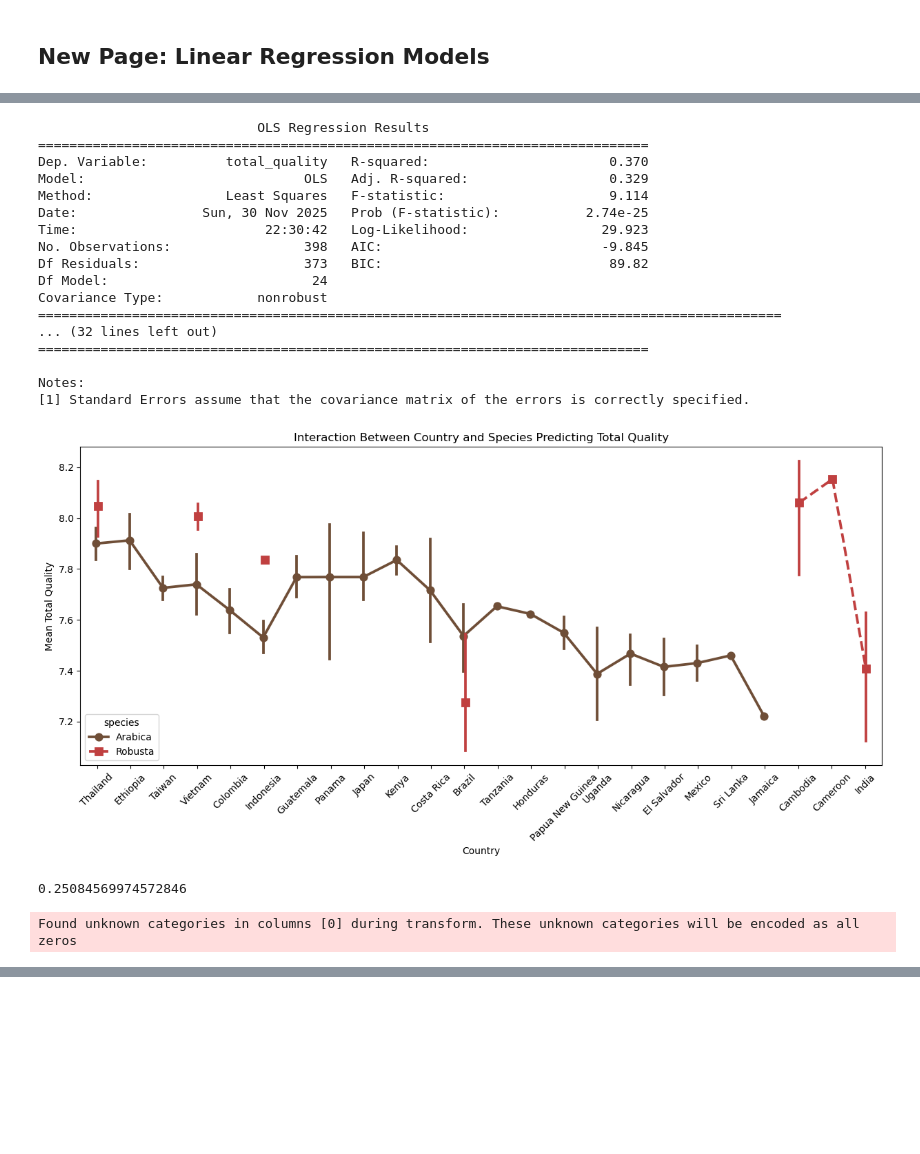
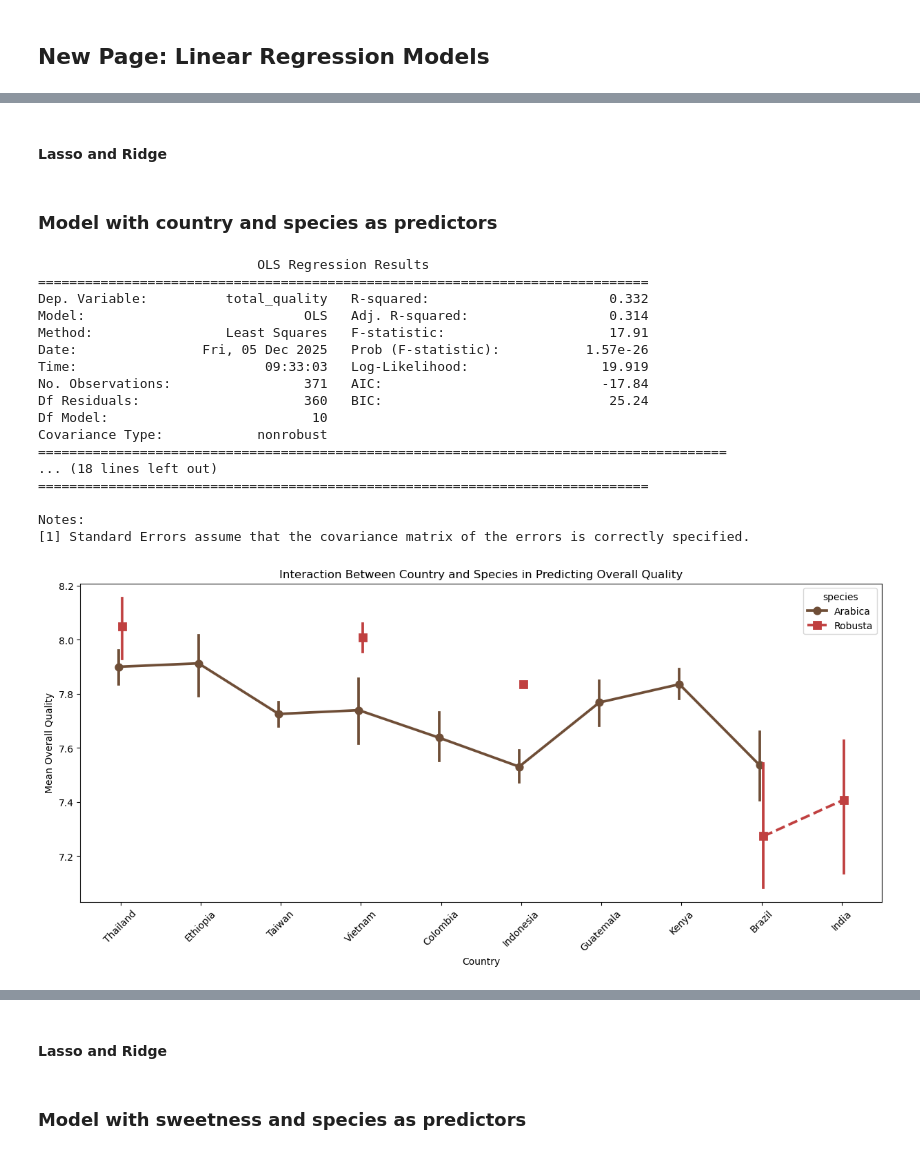
Before and after one commit to ashritakodali/coffee_quality_analysis, a Jupyter notebook: final_linear_regression.ipynb, the cells around one changed output, grey strips where cells are left out. Drawn from its saved outputs; the diff is of its cells as text; code cells hidden in the pictures; blank space fills up the shorter version.

Commit message:
lasso and ridge

```diff
--- a/final_linear_regression.ipynb
+++ b/final_linear_regression.ipynb
@@ -100,12 +88,6 @@ plt.show()
 ## New Page: Predictor Variables on Overall Quality
 # %%
 # Observe total_quality grouped by country and most used processing method
-
-coffee['country'] = coffee['country'].replace({
-    "Tanzania, United Republic Of": "Tanzania"
-})
-
-
 mode_processing = coffee.groupby('country')['processing_method'] \
                        .agg(lambda x: x.mode()[0])
 
@@ -146,10 +128,6 @@ Passing `palette` without assigning `hue` is deprecated and will be removed in v
 [figure]
 # %%
 from matplotlib.patches import Patch
-
-coffee['country'] = coffee['country'].replace({
-    "Tanzania, United Republic Of": "Tanzania"
-})
 
 coffee = coffee.dropna(subset=['harvest_year'])
 coffee = coffee[coffee['harvest_year'] != 2026]
@@ -299,0 +310,2 @@ Notes:
+# %% [markdown]
+#### Lasso and Ridge
@@ -300,5 +386,6 @@ Notes:
+# %% [markdown]
+### Model with country and species as predictors
 # %%
-# Model with country and species as predictors
 model = smf.ols(formula='total_quality~country+species',data=coffee).fit()
 print(model.summary())
 
@@ -318,8 +405,8 @@ sns.pointplot(
 )
 
 plt.xticks(rotation=45)
-plt.title("Interaction Between Country and Species Predicting Total Quality")
-plt.ylabel("Mean Total Quality")
+plt.title("Interaction Between Country and Species in Predicting Overall Quality")
+plt.ylabel("Mean Overall Quality")
 plt.xlabel("Country")
 plt.show()
 
@@ -343,51 +430,64 @@ y=coffee['total_quality']
 X_train,X_test,y_train,y_test=train_test_split(X,y,test_size=0.3,random_state=123)
 ols=Pipeline(steps=[("preprocess", preprocess), ("model", LinearRegression())])
 ols.fit(X_train, y_train)
 
 model1=ols.named_steps["model"]
 predictors=ols.named_steps["preprocess"].get_feature_names_out()
 
-charges_pred=ols.predict(X_test)
-mse=mean_squared_error(y_test, charges_pred)
-rmse=mse**0.5
-print(rmse)
+charges_pred = ols.predict(X_test)
+mse = mean_squared_error(y_test, charges_pred)
+rmse = mse ** 0.5
+r2 = r2_score(y_test, charges_pred)
 
-dat=pd.DataFrame({"Actual": y_test, "Predicted": charges_pred})
+# Actual Vs. Predicted Values plot
+dat = pd.DataFrame({"Actual": y_test, "Predicted": charges_pred})
 
-fig = px.scatter(dat,x="Actual",y="Predicted", trendline="ols")
+fig = px.scatter(dat, x="Actual", y="Predicted", trendline="ols", color_discrete_sequence=["#BF8A64"])
+fig.data[-1].line.color = "#C04040"
+
+fig.add_annotation(
+    x=0.05, y=0.95, xref="paper", yref="paper",
+    text=f"RMSE = {rmse:.2f}<br>R² = {r2:.3f}",
+    showarrow=False,
+    font=dict(size=12)
+)
+fig.update_layout(title = 'Actual Vs. Predicted Overall Quality')
+
 fig.show()
 
 # Residual vs. fitted plot
 coffee['residual']=model.resid
 coffee['fitted']=model.fittedvalues
 
 fig=px.scatter(coffee, x="fitted", y="residual")
 fig.add_hline(y=0, line_dash="dash", line_color="red")
+fig.update_layout(title="Residual vs. Fitted Plot")
 fig.show()
 
 # Partial regression plots
-include=["species[T.Robusta]","country[T.Cambodia]"]
-graph=plt.figure(figsize=(10,10))
+include=["species[T.Robusta]","country[T.Thailand]", 'country[T.Ethiopia]',
+         'country[T.Taiwan]', 'country[T.Vietnam]', 'country[T.Colombia]',
+         'country[T.Indonesia]', 'country[T.Guatemala]', 'country[T.Kenya]',
+         'country[T.India]']
+graph=plt.figure(figsize=(15,15))
 plot_partregress_grid(model, fig=graph,exog_idx=include)
 plt.show()
 # %% [output]
                             OLS Regression Results
 ==============================================================================
-Dep. Variable:          total_quality   R-squared:                       0.370
-Model:                            OLS   Adj. R-squared:                  0.329
-Method:                 Least Squares   F-statistic:                     9.114
-Date:                Sun, 30 Nov 2025   Prob (F-statistic):           2.74e-25
-Time:                        22:30:42   Log-Likelihood:                 29.923
-No. Observations:                 398   AIC:                            -9.845
-Df Residuals:                     373   BIC:                             89.82
-Df Model:                          24
+Dep. Variable:          total_quality   R-squared:                       0.332
+Model:                            OLS   Adj. R-squared:                  0.314
+Method:                 Least Squares   F-statistic:                     17.91
+Date:                Fri, 05 Dec 2025   Prob (F-statistic):           1.57e-26
+Time:                        09:33:03   Log-Likelihood:                 19.919
+No. Observations:                 371   AIC:                            -17.84
+Df Residuals:                     360   BIC:                             25.24
+Df Model:                          10
 Covariance Type:            nonrobust
-===============================================================================================
-... (32 lines left out)
+========================================================================================
+... (18 lines left out)
 ==============================================================================
 
 Notes:
 [1] Standard Errors assume that the covariance matrix of the errors is correctly specified.
-[figure, old version]
+[figure, new version]
-0.25084569974572846
-Found unknown categories in columns [0] during transform. These unknown categories will be encoded as all zeros
@@ -394,0 +495,2 @@ Found unknown categories in columns [0] during transform. These unknown categori
+# %% [markdown]
+#### Lasso and Ridge
@@ -395 +571,3 @@ Found unknown categories in columns [0] during transform. These unknown categori
+# %% [markdown]
+### Model with sweetness and species as predictors
 # %%
```
Also changed, not shown: parts of 19 cells of this notebook.
